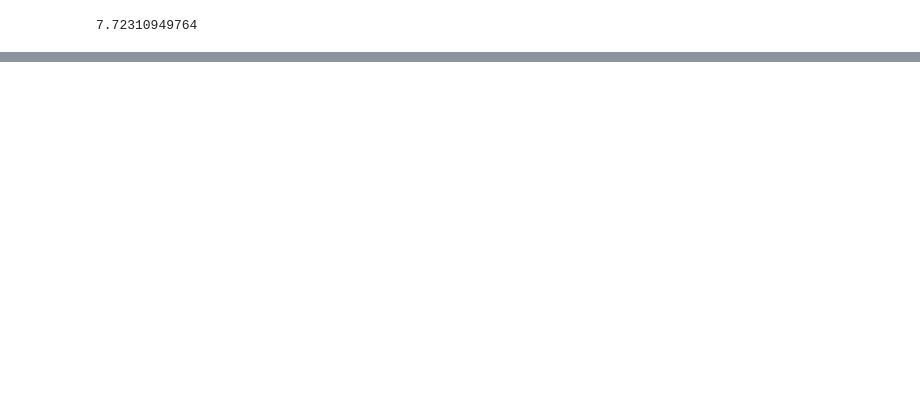
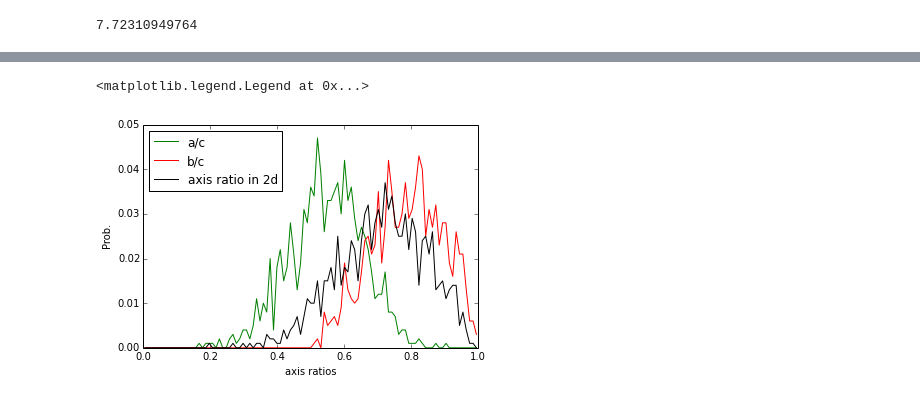
Before and after one commit to inonchiu/triNFW, a Jupyter notebook: triNFW_example.ipynb, the cells around one changed output, grey strips where cells are left out. Saved outputs shown, nothing was run; the diff lists cells and outputs as text; code cells hidden in the pictures; blank space fills up the shorter version.

```diff
--- a/triNFW_example.ipynb
+++ b/triNFW_example.ipynb
@@ -61,0 +105,42 @@ print halo2.psi * 180 / pi
+# %%
+nsample      =    1000
+qa_sample    =    np.random.normal(loc = 0.54, scale = 0.113, size = nsample)
+qb_sample    =    np.array([
+                  np.random.choice(a = a_over_b_bins,
+                                   p = P_aoverb_given_qa(a_over_b = a_over_b_bins, qa = aa).T[0] / \
+                                       np.sum(P_aoverb_given_qa(a_over_b = a_over_b_bins, qa = aa).T[0]),
+                                   size = 1)
+                  for aa in qa_sample ]).T[0]
+theta_sample =    np.random.uniform(-pi/2, pi/2, size = nsample)
+phi_sample   =    np.random.uniform(0, pi, size = nsample)
+# %%
+halos        =    [ triNFW.pNFW(mass    = 3E14,
+                    concen  = 3.0,
+                    zd      = 0.3,
+                    overden = 200,
+                    wrt     = "crit",
+                    qa      = qa_sample[nn],
+                    qb      = qb_sample[nn],
+                    theta   = theta_sample[nn],
+                    phi     = phi_sample[nn],
+                    ) for nn in range(nsample) ]
+# %%
+qproj_sample  =   np.array([ the_halo.q_proj for the_halo in halos ])
+# %%
+axis_ratio_edges = np.linspace(0.0, 1.0, 100)
+axis_ratio_bins  = 0.5 * (axis_ratio_edges[1:] + axis_ratio_edges[:-1])
+axis_ratio_steps =       (axis_ratio_edges[1:] - axis_ratio_edges[:-1])
+
+
+hist_qa          = np.histogram(a = qa_sample, bins = axis_ratio_edges)[0]
+hist_qb          = np.histogram(a = qb_sample, bins = axis_ratio_edges)[0]
+hist_2d          = np.histogram(a = qproj_sample, bins = axis_ratio_edges)[0]
+pyplt.plot(axis_ratio_bins, hist_qa * 1.0 / nsample, "g-", label = "a/c")
+pyplt.plot(axis_ratio_bins, hist_qb * 1.0 / nsample, "r-", label = "b/c")
+pyplt.plot(axis_ratio_bins, hist_2d * 1.0 / nsample, "k-", label = "axis ratio in 2d")
+pyplt.xlabel("axis ratios")
+pyplt.ylabel("Prob.")
+pyplt.legend(loc=2, numpoints = 1)
+# %% [output]
+<matplotlib.legend.Legend at 0x...>
+[figure, added]
```
Also changed, not shown: parts of 4 cells of this notebook.
